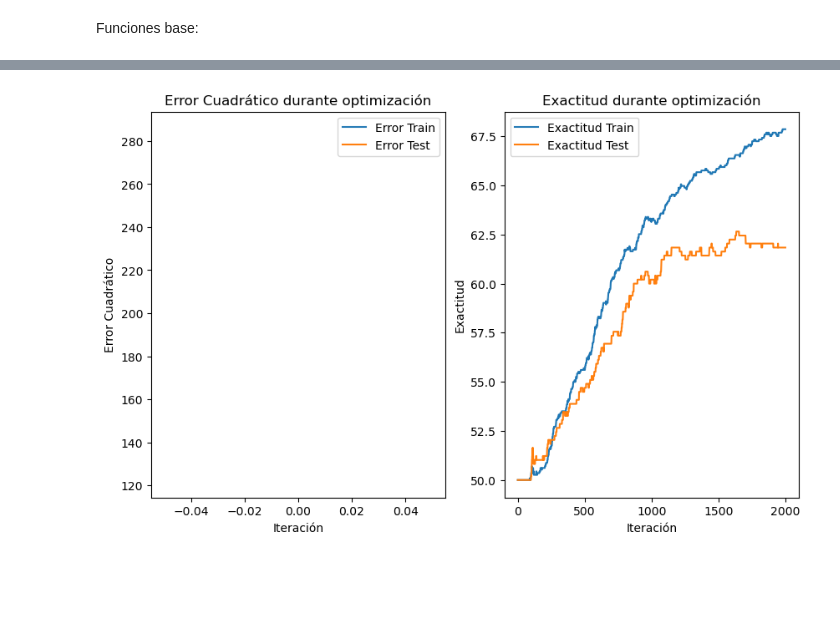
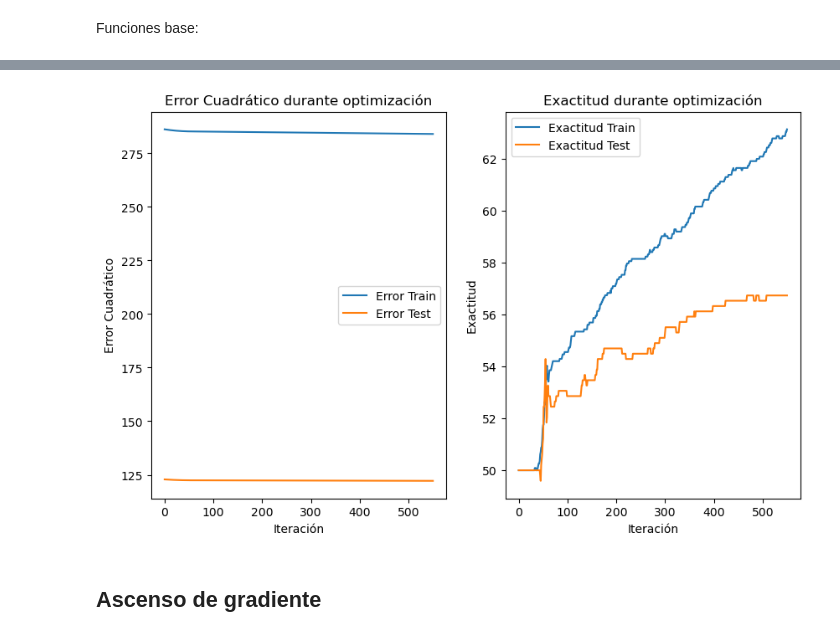
Before and after one commit to seremare9/TP2metodos, a Jupyter notebook: gd.ipynb, the cells around one changed output, grey strips where cells are left out. Drawn from its saved outputs; the diff is of its cells as text; code cells hidden in the pictures; blank space fills up the shorter version.

```diff
--- a/gd.ipynb
+++ b/gd.ipynb
@@ -157,7 +212,7 @@ def funcion_objetivo(w, b, i, d):
     return np.sum((f - d) ** 2)
 # %%
 # Derivada parcial respecto a w
-def df_w(w, b, i, d):
+def df_w_desc(w, b, i, d):
     z = i@w + b
     f = (np.tanh(z) + 1) / 2
 
@@ -166,7 +221,7 @@ def df_w(w, b, i, d):
     return grad_w
 # %%
 # Derivada parcial respecto a b
-def df_b(w, b, i, d):
+def df_b_desc(w, b, i, d):
     z = i@w + b
     f = (np.tanh(z) + 1) / 2
 
@@ -175,7 +230,7 @@ def df_b(w, b, i, d):
     grad_b = np.sum(dz)  # Da un número escalar, que luego se maneja como vector donde todas las coordenadas son iguales
     return grad_b
 # %%
-def accuracy(i, d, w, b):
+def accuracy_desc(i, d, w, b):
     f = fwb(i, w, b) >= 0.5 # Aplicamos la función de activación y comparamos con 0.5
     return np.mean(f == d) * 100  # Porcentaje de aciertos
 # %% [markdown]
@@ -185,7 +240,7 @@ MAX_ITER = 2000
 
 TOLERANCIA = 1e-8
 
-def gradient_descent(w, b,imagenes_train, diagnosticos_train, imagenes_test, diagnosticos_test, alpha=0.1, normalizar=False):
+def gradient_descent(w, b, imagenes_train, diagnosticos_train, imagenes_test, diagnosticos_test, alpha=0.1, normalizar=False):
 
     if normalizar:
       imagenes_train = imagenes_train / np.max(imagenes_train)
@@ -198,18 +253,18 @@ def gradient_descent(w, b,imagenes_train, diagnosticos_train, imagenes_test, dia
     acc_test = []
 
     while iter <= MAX_ITER:
-        loss_train = funcion_objetivo(w, b, imagenes_train, diagnosticos_train)
+
+        loss_train = funcion_objetivo_desc(w, b, imagenes_train, diagnosticos_train)
         print("Iteración: ", iter, "- Mínimo alcanzado hasta el momento: ", loss_train)
 
         valores_train.append(loss_train)
-        acc_train.append(accuracy(imagenes_train, diagnosticos_train, w, b))
+        acc_train.append(accuracy_desc(imagenes_train, diagnosticos_train, w, b))
 
-        if imagenes_test is not None and diagnosticos_test is not None:
-          valores_test.append(funcion_objetivo(w, b, imagenes_test, diagnosticos_test))
-          acc_test.append(accuracy(imagenes_test, diagnosticos_test, w, b))
+        valores_test.append(funcion_objetivo_desc(w, b, imagenes_test, diagnosticos_test))
+        acc_test.append(accuracy_desc(imagenes_test, diagnosticos_test, w, b))
 
-        gradiente_w = df_w(w, b, imagenes_train, diagnosticos_train)
-        gradiente_b = df_b(w, b, imagenes_train, diagnosticos_train)
+        gradiente_w = df_w_desc(w, b, imagenes_train, diagnosticos_train)
+        gradiente_b = df_b_desc(w, b, imagenes_train, diagnosticos_train)
 
         # Control de norma del gradiente
         max_norm = 100.0
@@ -221,15 +276,15 @@ def gradient_descent(w, b,imagenes_train, diagnosticos_train, imagenes_test, dia
         print("gradiente_b:", gradiente_b)
 
         # # Si gradiente_b no es escalar, colapsar con promedio o suma
-        # if gradiente_b.ndim > 0 and gradiente_b.size > 1:
-        #   gradiente_b = np.mean(gradiente_b)  # O np.sum(gradiente_b)
+        if gradiente_b.ndim > 0 and gradiente_b.size > 1:
+          gradiente_b = np.mean(gradiente_b)  # O np.sum(gradiente_b)
 
         # Actualización
         w_sig = w - alpha * gradiente_w
         b_sig = b - alpha * gradiente_b
 
         # Criterio de convergencia
-        criterio = np.abs(funcion_objetivo(w_sig, b_sig, imagenes_train, diagnosticos_train) - funcion_objetivo(w, b, imagenes_train, diagnosticos_train))
+        criterio = np.abs(funcion_objetivo_desc(w_sig, b_sig, imagenes_train, diagnosticos_train) - funcion_objetivo_desc(w, b, imagenes_train, diagnosticos_train))
 
         if criterio < TOLERANCIA: # Converge
           print("Criterio de convergencia alcanzado en iteración", iter)
@@ -286,27 +341,27 @@ plt.show()
 # %%
 plt.figure(figsize=(10, 6))
 
 plt.subplot(1,2,1)
-plt.plot(f_obj_values, label='Error Train')
-if f_test:
-    plt.plot(f_test, label='Error Test')
+plt.plot(valores_train, label='Error Train')
+if valores_test:
+    plt.plot(valores_test, label='Error Test')
 plt.title('Error Cuadrático durante optimización')
 plt.xlabel('Iteración')
 plt.ylabel('Error Cuadrático')
 plt.legend()
 
 plt.subplot(1,2,2)
 plt.plot(acc_train, label='Exactitud Train')
 if acc_test:
     plt.plot(acc_test, label='Exactitud Test')
 plt.title('Exactitud durante optimización')
 plt.xlabel('Iteración')
 plt.ylabel('Exactitud')
 plt.legend()
 
 plt.show()
 # %% [output]
-[figure, old version]
+[figure, new version]
 # %%
 # w, b, valores_train, valores_test, acc_train, acc_test = gradient_descent(
 #      b=np.zeros((1, 1)),
@@ -346,3 +401,5 @@ plt.show()
 # plt.legend()
 # plt.grid(True)
 # plt.show()
+# %% [markdown]
+## Ascenso de gradiente
```
Also changed, not shown: parts of 8 cells of this notebook.
